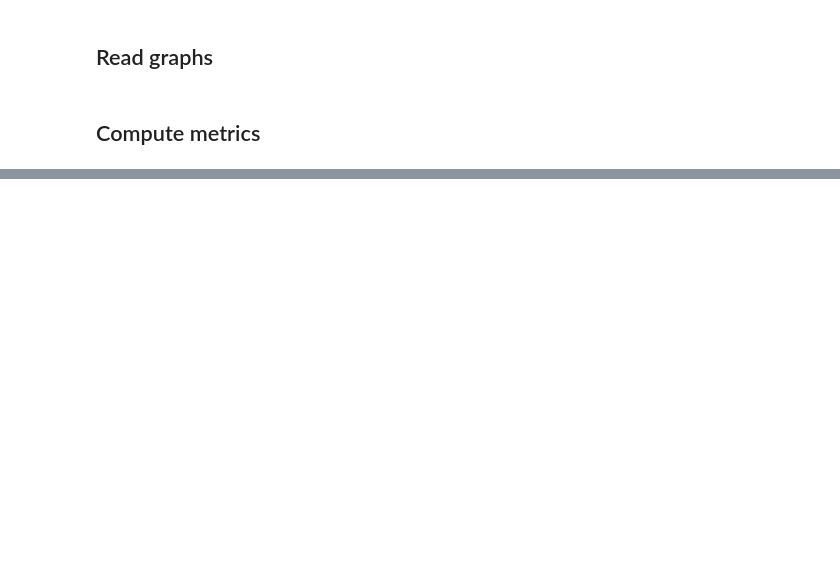
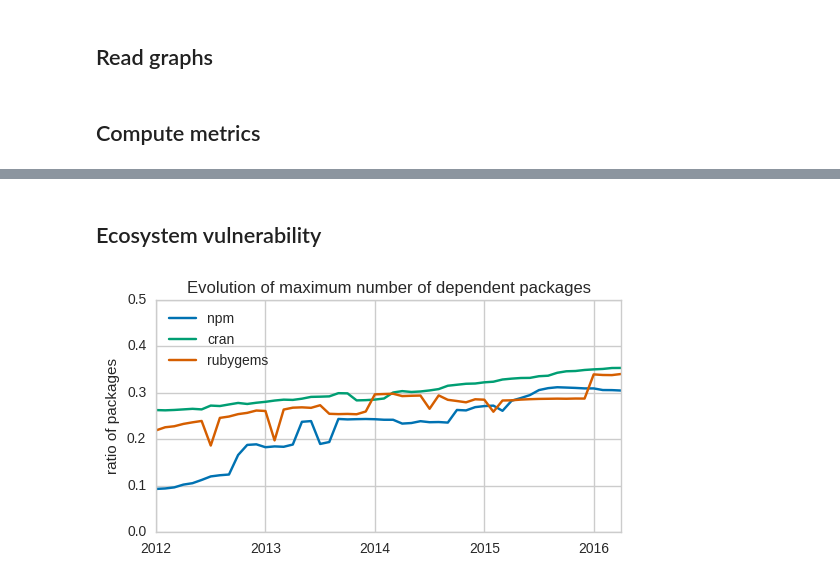
Before and after one commit to maelick/deps-analysis, a Jupyter notebook: notebook/maelick.ipynb, the cells around one changed output, grey strips where cells are left out. Drawn from its saved outputs; the diff is of its cells as text; code cells hidden in the pictures; blank space fills up the shorter version.

```diff
--- a/notebook/maelick.ipynb
+++ b/notebook/maelick.ipynb
@@ -305,0 +131,10 @@ savefig(fig, 'breakers')
+# %%
+for e in ecosystems:
+    print(e)
+    data = package_metrics[e].query('date == "2016-04-01" and outdegree > 0')
+    print('# packages with deps: {}'.format(data.outdegree.count()))
+    print('75% direct: '.format(data.outdegree.quantile(0.75)))
+    print('75% transitive: {}'.format(data.transitive_out.quantile(0.75)))
+    print('median transitive: {}'.format(data.transitive_out.median()))
+    print('mean transitive: {}'.format((data.transitive_out / data.outdegree).mean()))
+    print()
@@ -305,0 +210,18 @@ savefig(fig, 'breakers')
+# %%
+data = pandas.concat([data[data.date == max(data.date)]
+                      for data in package_metrics.values()], ignore_index=True)
+
+for kind in ['indegree', 'outdegree', 'transitive_in', 'transitive_out']:
+    print(kind)
+    for ecos1, ecos2 in itertools.permutations(ecosystems, 2):
+        temp1 = data.query('ecos == "{}" and {} > 0'.format(ecos1, kind))[kind]
+        temp2 = data.query('ecos == "{}" and {} > 0'.format(ecos2, kind))[kind]
+
+        score, p_value = scipy.stats.mannwhitneyu(temp1, temp2, alternative='less')
+        print('Mann-Whitney-u for {}<{} : {:f} (p-value: {:f})'.format(ecos1, ecos2, score, p_value))
+        print('Cohen\'s d: {:f}'.format(CohenEffectSize(temp1, temp2)))
+        print('Cliff\'s delta: {:f}'.format(cliffsDelta(temp1, temp2)))
+        # score, p_value = scipy.stats.kruskal(temp1, temp2)
+        # print('Kruskal-Wallis H-test for {}!={} : {:f} (p-value: {:f})'.format(ecos1, ecos2, score, p_value))
+
+    print()
@@ -305,0 +246,18 @@ savefig(fig, 'breakers')
+# %% [markdown]
+## Ecosystem vulnerability
+# %%
+dates = pandas.date_range('2012-01-01', '2016-04-01', freq='MS')
+fig, ax = matplotlib.pyplot.subplots()
+fig.set_size_inches(FIG_SIZE)
+if SHOW_TITLE:
+    ax.set_title('Evolution of maximum number of dependent packages')
+for e, m in ecos_metrics.items():
+    data = m.loc[dates].assign(max_dependent=lambda d: d.max_dependent / d['size'])
+    data.max_dependent.plot(ax=ax, style='-', color=COLORS[e], label=e, legend=True)
+
+ax.set_ylim(0, 0.5)
+ax.set_xlabel('')
+ax.set_ylabel('ratio of packages')
+savefig(fig, 'evol_max_dependent')
+# %% [output]
+[figure, added]
```
Also changed, not shown: parts of 25 cells of this notebook.
